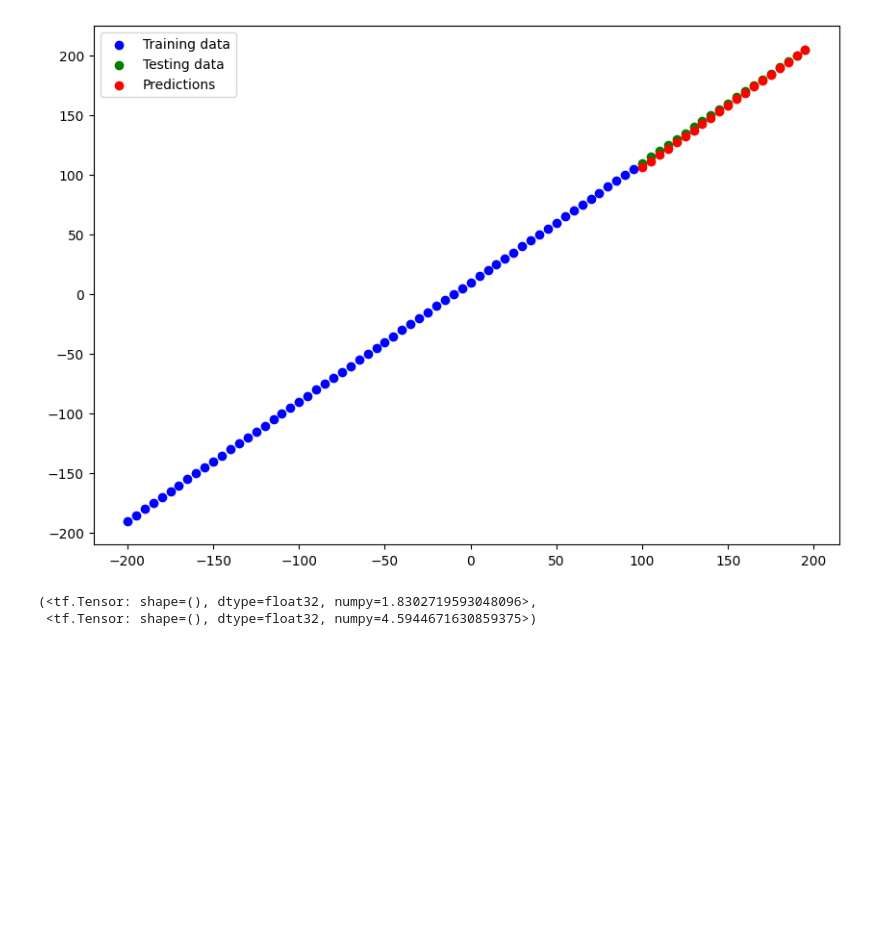
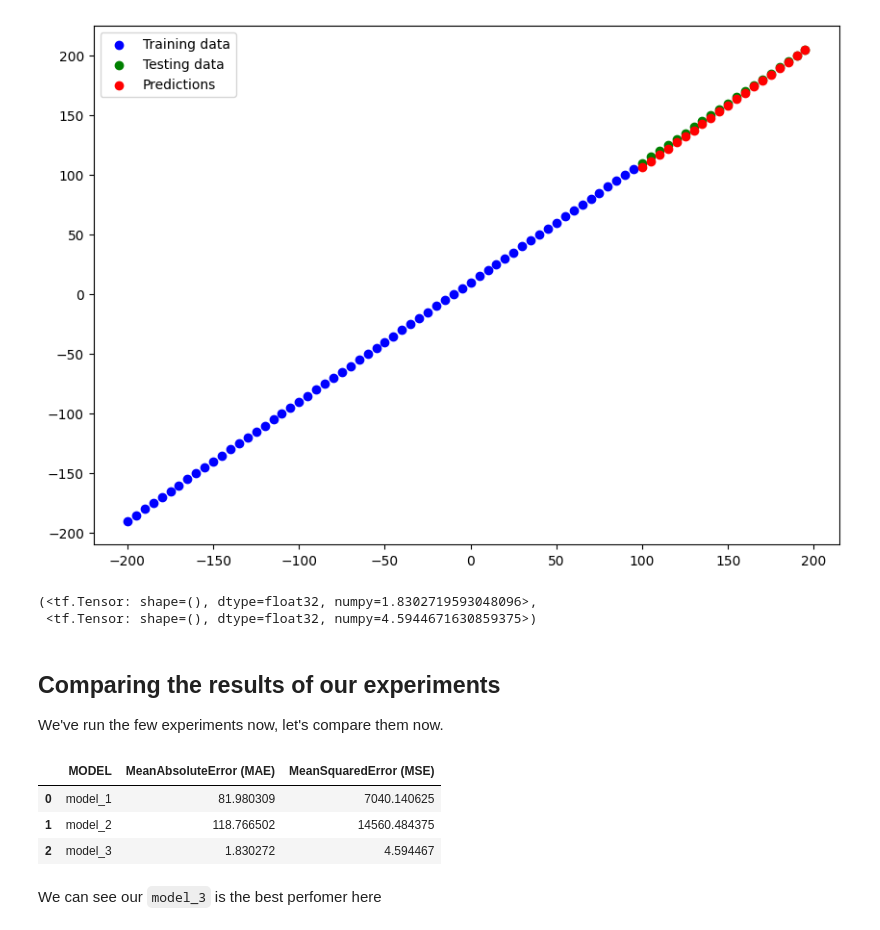
Before and after one commit to danish-khan962/Deep-Learning, a Jupyter notebook: 02_Neural_network_regression_with_tensorflow.ipynb, the cells around one changed output. Saved outputs shown, nothing was run; the diff lists cells and outputs as text; code cells hidden in the pictures; blank space fills up the shorter version.

```diff
--- a/02_Neural_network_regression_with_tensorflow.ipynb
+++ b/02_Neural_network_regression_with_tensorflow.ipynb
@@ -725,3 +725,26 @@ mae_3, mse_3
 # %% [output]
 (<tf.Tensor: shape=(), dtype=float32, numpy=1.8302719593048096>,
  <tf.Tensor: shape=(), dtype=float32, numpy=4.5944671630859375>)
+# %% [markdown]
+## Comparing the results of our experiments
+
+We've run the few experiments now, let's compare them now.
+# %%
+# Let's compare our model's results using a pandas DataFrame
+import pandas as pd
+
+model_results = [["model_1", mae_1.numpy(), mse_1.numpy()],
+                 ["model_2", mae_2.numpy(), mse_2.numpy()],
+                 ["model_3", mae_3.numpy(), mse_3.numpy()]]
+
+all_results = pd.DataFrame(model_results, columns=["MODEL",
+                                                   "MeanAbsoluteError (MAE)",
+                                                   "MeanSquaredError (MSE)"])
+all_results
+# %% [output]
+|  | MODEL | MeanAbsoluteError (MAE) | MeanSquaredError (MSE) |
+| 0 | model_1 | 81.980309 | 7040.140625 |
+| 1 | model_2 | 118.766502 | 14560.484375 |
+| 2 | model_3 | 1.830272 | 4.594467 |
+# %% [markdown]
+We can see our `model_3` is the best perfomer here
```
Also changed, not shown: parts of 5 cells of this notebook.
